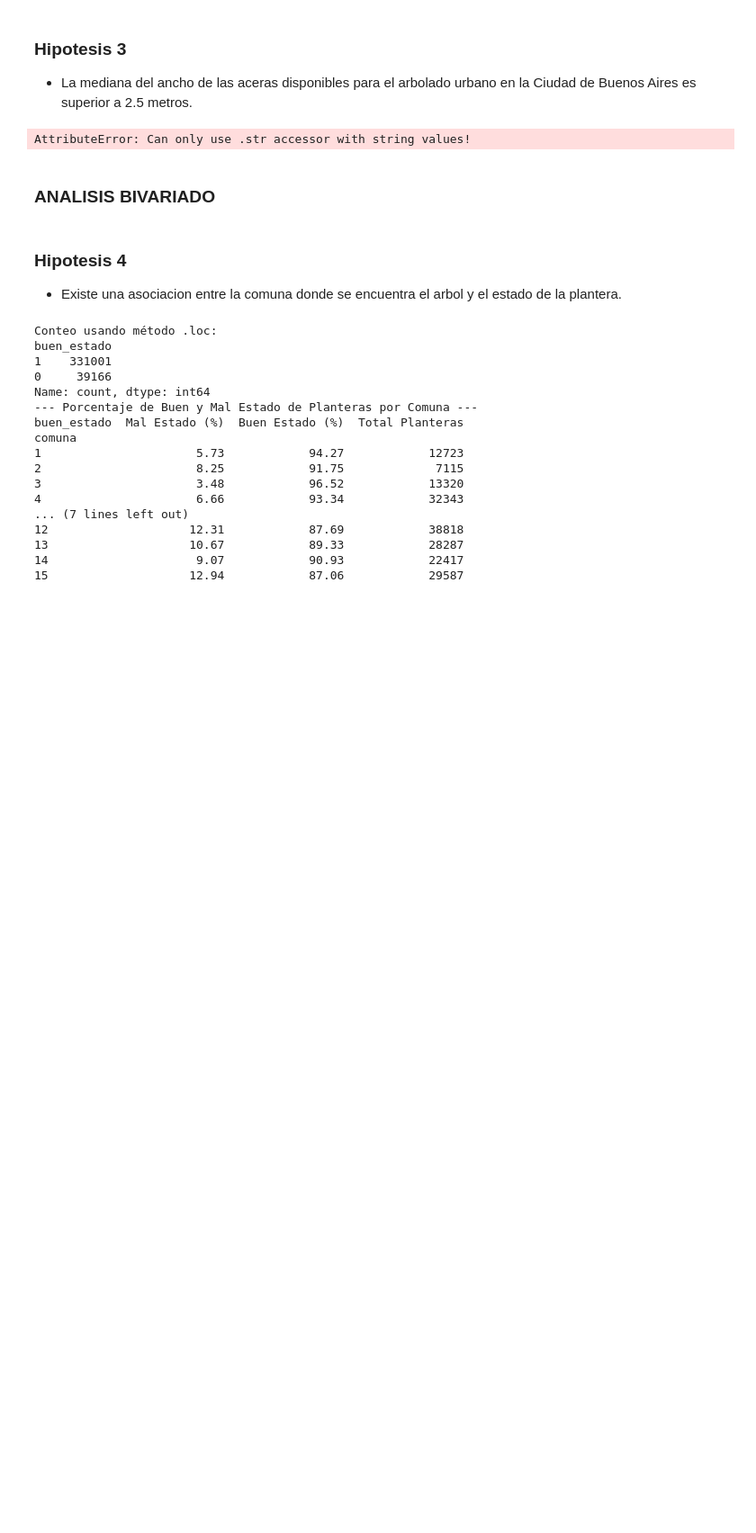
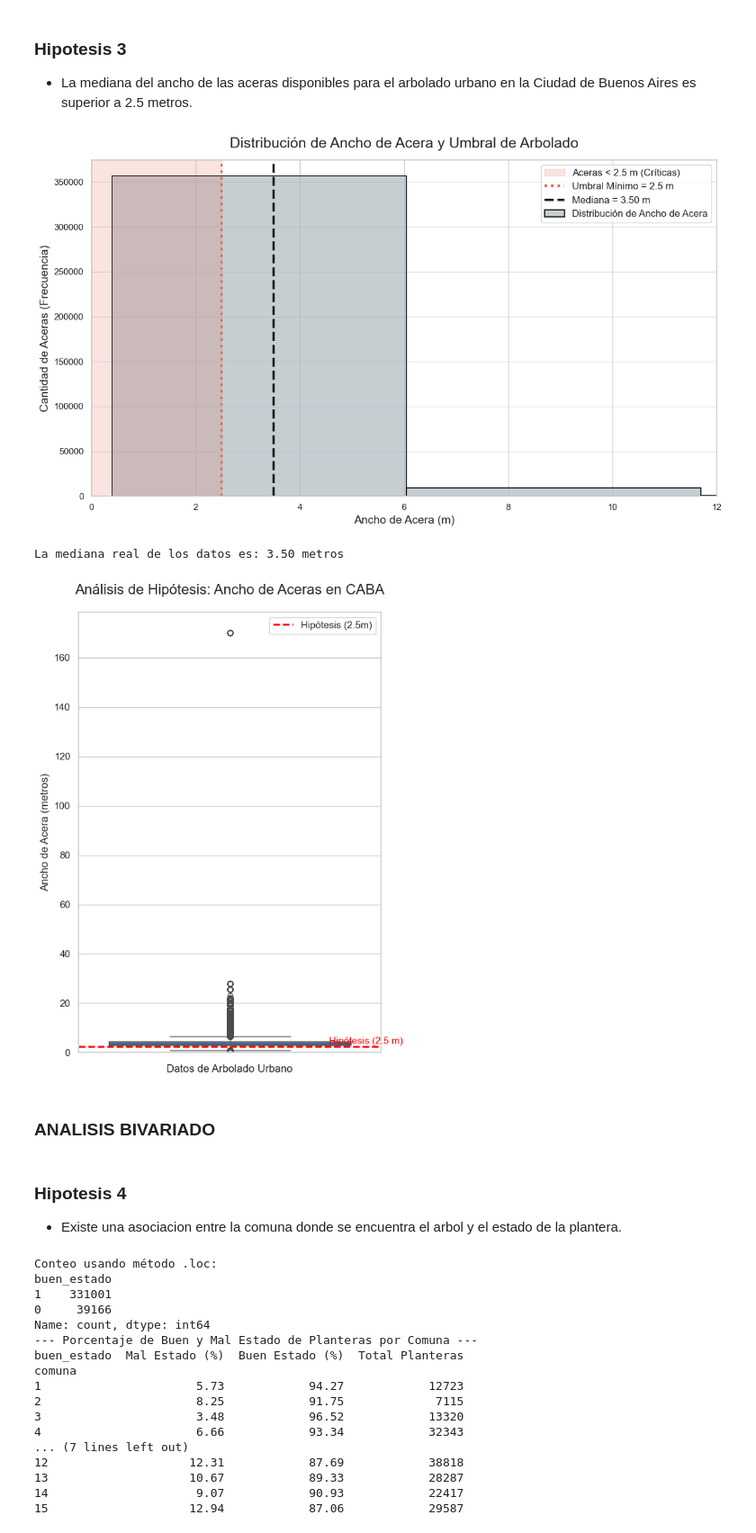
Before and after one commit to valentinabulat/TPFundamentos, a Jupyter notebook: Grupo10-TpeFundamentos.ipynb, the cells around one changed output. Shown at 90% size. Drawn from its saved outputs; the diff is of its cells as text; code cells hidden in the pictures; blank space fills up the shorter version.

```diff
--- a/Grupo10-TpeFundamentos.ipynb
+++ b/Grupo10-TpeFundamentos.ipynb
@@ -434,7 +521,7 @@ Del análisis de la distribución acumulada de alturas se puede ver que el 80% d
 datasetH3 = copiaDataset[["ancho_acera"]].copy()
 
 # Reemplaza la coma (,) por el punto (.)
-datasetH3['ancho_acera'] = datasetH3['ancho_acera'].str.replace(',', '.')
+#datasetH3['ancho_acera'] = datasetH3['ancho_acera'].str.replace(',', '.')
 
 # Convierte a numérico
 datasetH3['ancho_acera'] = pd.to_numeric(datasetH3['ancho_acera'], errors='coerce')
@@ -519,14 +606,6 @@ plt.show()
 #"La mediana del ancho de las aceras disponibles
 #para el arbolado urbano en la Ciudad de Buenos Aires es superior a 2.5 metros."
 
-datasetH3 = copiaDataset[["ancho_acera"]].copy()
-
-# Reemplaza la coma (,) por el punto (.)
-datasetH3['ancho_acera'] = datasetH3['ancho_acera'].str.replace(',', '.')
-
-# Convierte a numérico
-datasetH3['ancho_acera'] = pd.to_numeric(datasetH3['ancho_acera'], errors='coerce')
-
 # 2. CALCULAR LA MEDIANA REAL (PARA VERIFICAR)
 mediana_real = datasetH3['ancho_acera'].median()
 print(f"La mediana real de los datos es: {mediana_real:.2f} metros")
@@ -554,34 +633,36 @@ plt.axhline(
 )
 
 # Añadir un texto claro junto a la línea
 plt.text(
     x=0.45,                     # Posición X (un poco a la derecha)
     y=valor_hipotesis + 0.05,   # Un poco arriba de la línea
     s=f'Hipótesis (2.5 m)',     # El texto a mostrar
     color='red',
     va='bottom',                # Alineación vertical
     ha='center',                # Alineación horizontal
     fontsize=11
 )
 # --- FIN DE LA PARTE CLAVE ---
 
 
 # 4. PERSONALIZAR TÍTULOS Y ETIQUETAS
 plt.title('Análisis de Hipótesis: Ancho de Aceras en CABA', fontsize=16, pad=20)
 plt.ylabel('Ancho de Acera (metros)', fontsize=12)
 plt.xlabel('Datos de Arbolado Urbano', fontsize=12)
 
 # Asegurarse de que el eje Y muestre bien nuestros valores
 plt.ylim(bottom=0) # Que el eje Y empiece en 0
 
 # Mostrar la leyenda (aunque el texto ya es claro)
 plt.legend()
 
 # Mostrar el gráfico
 plt.tight_layout()
 plt.show()
 # %% [output]
+[figure, added]
-AttributeError: Can only use .str accessor with string values!
+La mediana real de los datos es: 3.50 metros
+[figure, added]
 # %% [markdown]
 ### ANALISIS BIVARIADO
 # %% [markdown]
```
Also changed, not shown: parts of 9 cells of this notebook.
